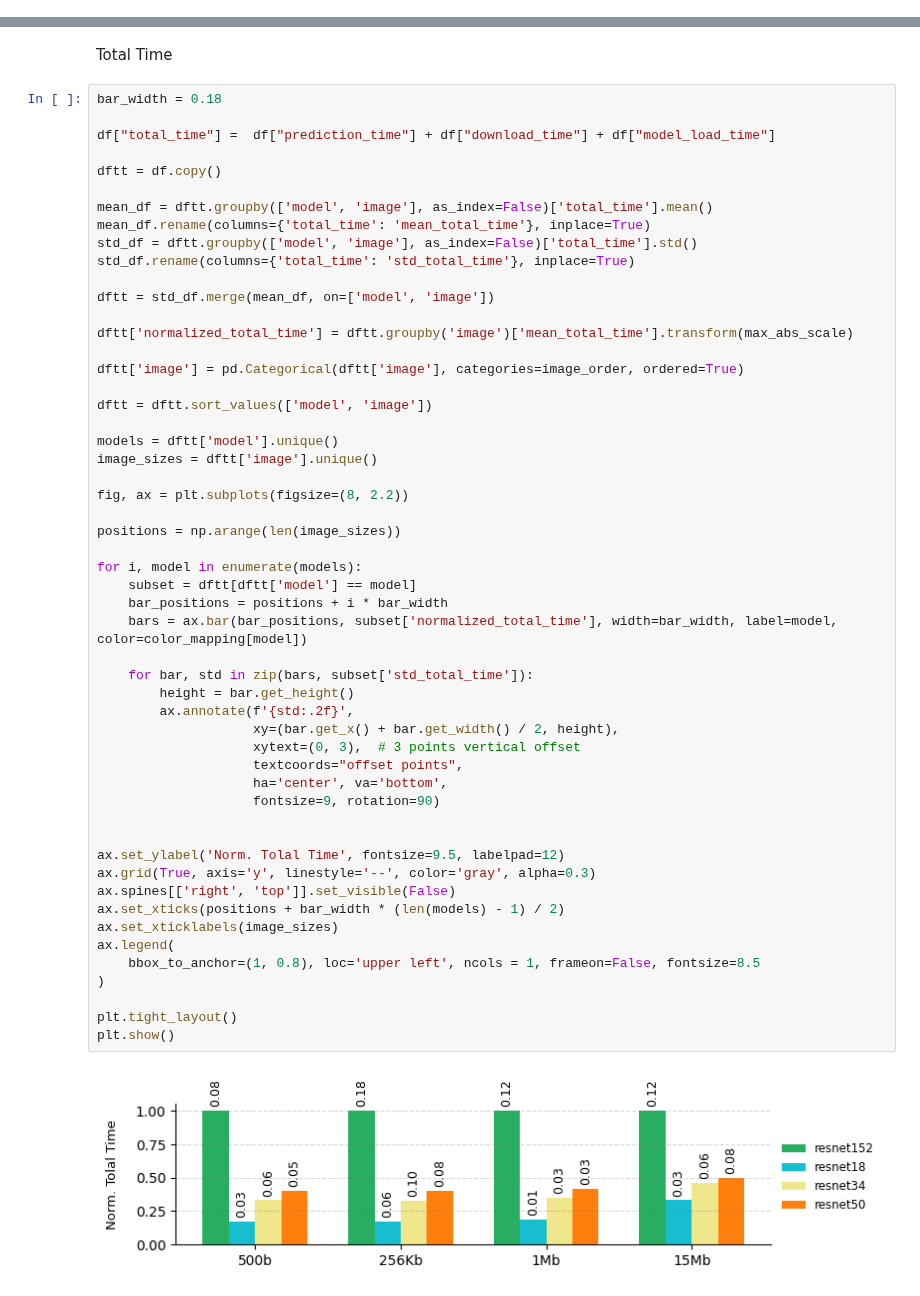
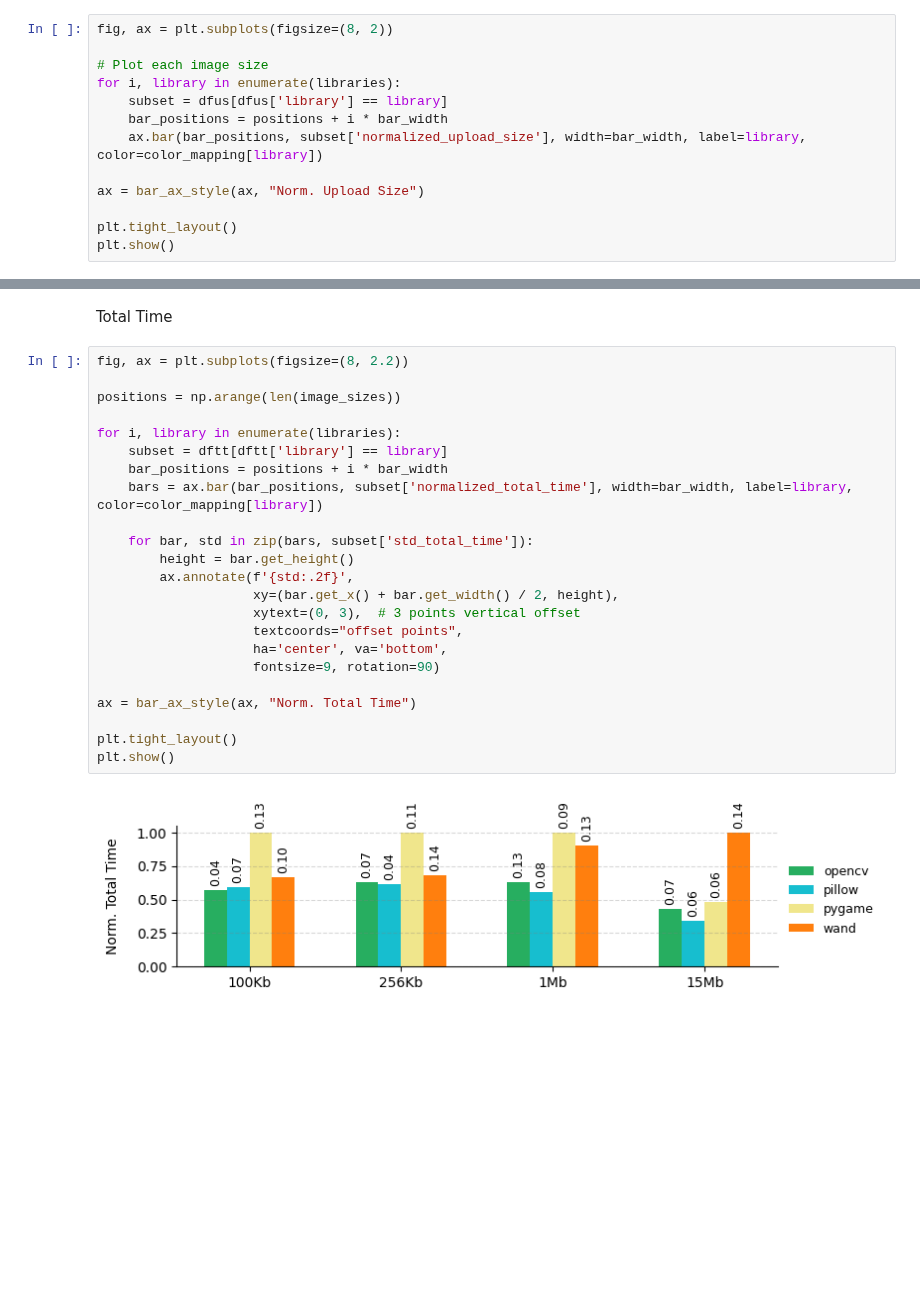
Before and after one commit to donaldonana/FaaS-Benchmark, a Jupyter notebook: image-recognition/result/ImgRec.ipynb, the cells around one changed output, grey strips where cells are left out. Cells and saved outputs as stored; diff of their text form; blank space fills up the shorter version.

```diff
--- a/image-recognition/result/ImgRec.ipynb
+++ b/image-recognition/result/ImgRec.ipynb
@@ -236,0 +189,13 @@ plt.show()
+# %%
+fig, ax = plt.subplots(figsize=(8, 2))
+
+# Plot each image size
+for i, library in enumerate(libraries):
+    subset = dfus[dfus['library'] == library]
+    bar_positions = positions + i * bar_width
+    ax.bar(bar_positions, subset['normalized_upload_size'], width=bar_width, label=library, color=color_mapping[library])
+
+ax = bar_ax_style(ax, "Norm. Upload Size")
+
+plt.tight_layout()
+plt.show()
@@ -237,57 +204,27 @@ plt.show()
 # %% [markdown]
 Total Time
 # %%
-bar_width = 0.18
-
-df["total_time"] =  df["prediction_time"] + df["download_time"] + df["model_load_time"]
-
-dftt = df.copy()
-
-mean_df = dftt.groupby(['model', 'image'], as_index=False)['total_time'].mean()
-mean_df.rename(columns={'total_time': 'mean_total_time'}, inplace=True)
-std_df = dftt.groupby(['model', 'image'], as_index=False)['total_time'].std()
-std_df.rename(columns={'total_time': 'std_total_time'}, inplace=True)
-
-dftt = std_df.merge(mean_df, on=['model', 'image'])
-
-dftt['normalized_total_time'] = dftt.groupby('image')['mean_total_time'].transform(max_abs_scale)
-
-dftt['image'] = pd.Categorical(dftt['image'], categories=image_order, ordered=True)
-
-dftt = dftt.sort_values(['model', 'image'])
-
-models = dftt['model'].unique()
-image_sizes = dftt['image'].unique()
-
 fig, ax = plt.subplots(figsize=(8, 2.2))
 
 positions = np.arange(len(image_sizes))
 
-for i, model in enumerate(models):
-    subset = dftt[dftt['model'] == model]
+for i, library in enumerate(libraries):
+    subset = dftt[dftt['library'] == library]
     bar_positions = positions + i * bar_width
-    bars = ax.bar(bar_positions, subset['normalized_total_time'], width=bar_width, label=model, color=color_mapping[model])
+    bars = ax.bar(bar_positions, subset['normalized_total_time'], width=bar_width, label=library, color=color_mapping[library])
 
     for bar, std in zip(bars, subset['std_total_time']):
         height = bar.get_height()
         ax.annotate(f'{std:.2f}',
                     xy=(bar.get_x() + bar.get_width() / 2, height),
                     xytext=(0, 3),  # 3 points vertical offset
                     textcoords="offset points",
                     ha='center', va='bottom',
                     fontsize=9, rotation=90)
 
-
-ax.set_ylabel('Norm. Tolal Time', fontsize=9.5, labelpad=12)
-ax.grid(True, axis='y', linestyle='--', color='gray', alpha=0.3)
-ax.spines[['right', 'top']].set_visible(False)
-ax.set_xticks(positions + bar_width * (len(models) - 1) / 2)
-ax.set_xticklabels(image_sizes)
-ax.legend(
-    bbox_to_anchor=(1, 0.8), loc='upper left', ncols = 1, frameon=False, fontsize=8.5
-)
+ax = bar_ax_style(ax, "Norm. Total Time")
 
 plt.tight_layout()
 plt.show()
 # %% [output]
-[figure, old version]
+[figure, new version]
```
Also changed, not shown: parts of 17 cells of this notebook, 2 other files.
